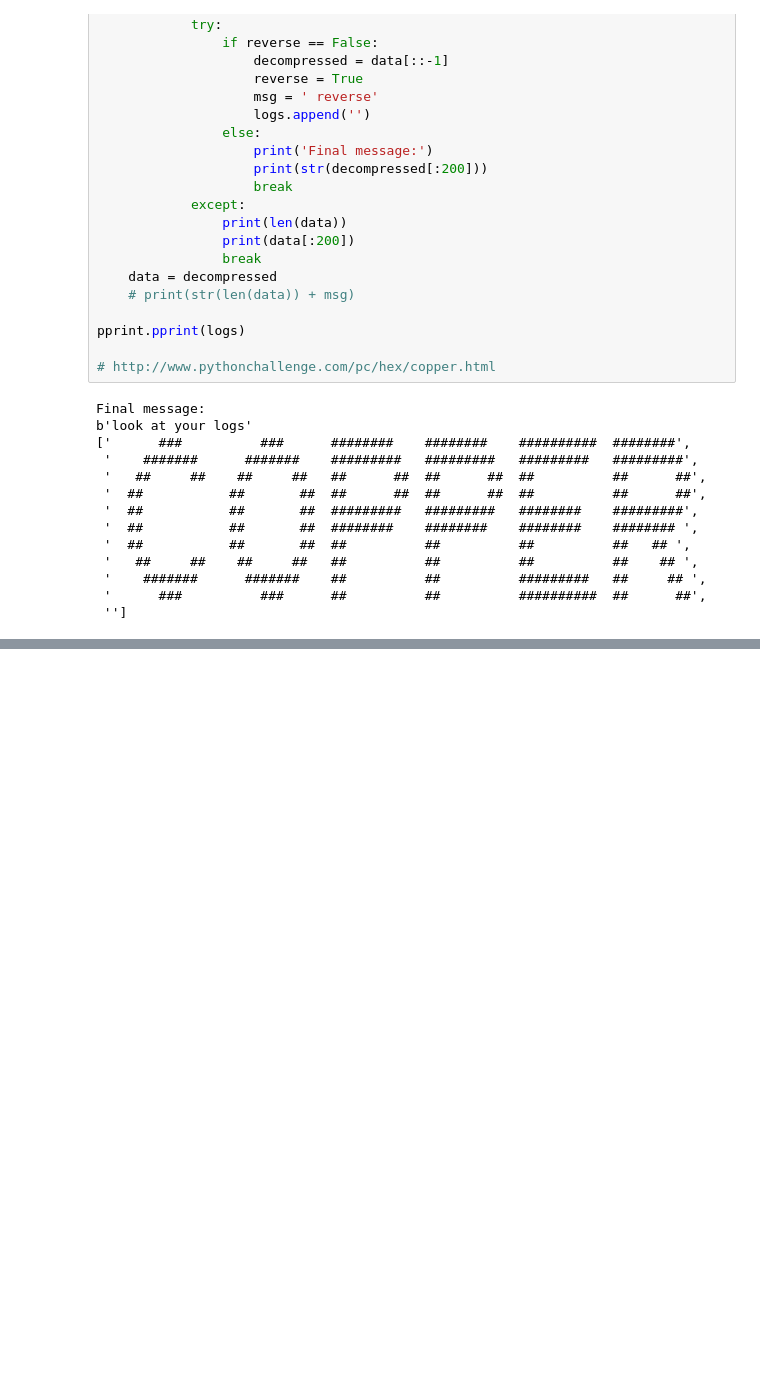
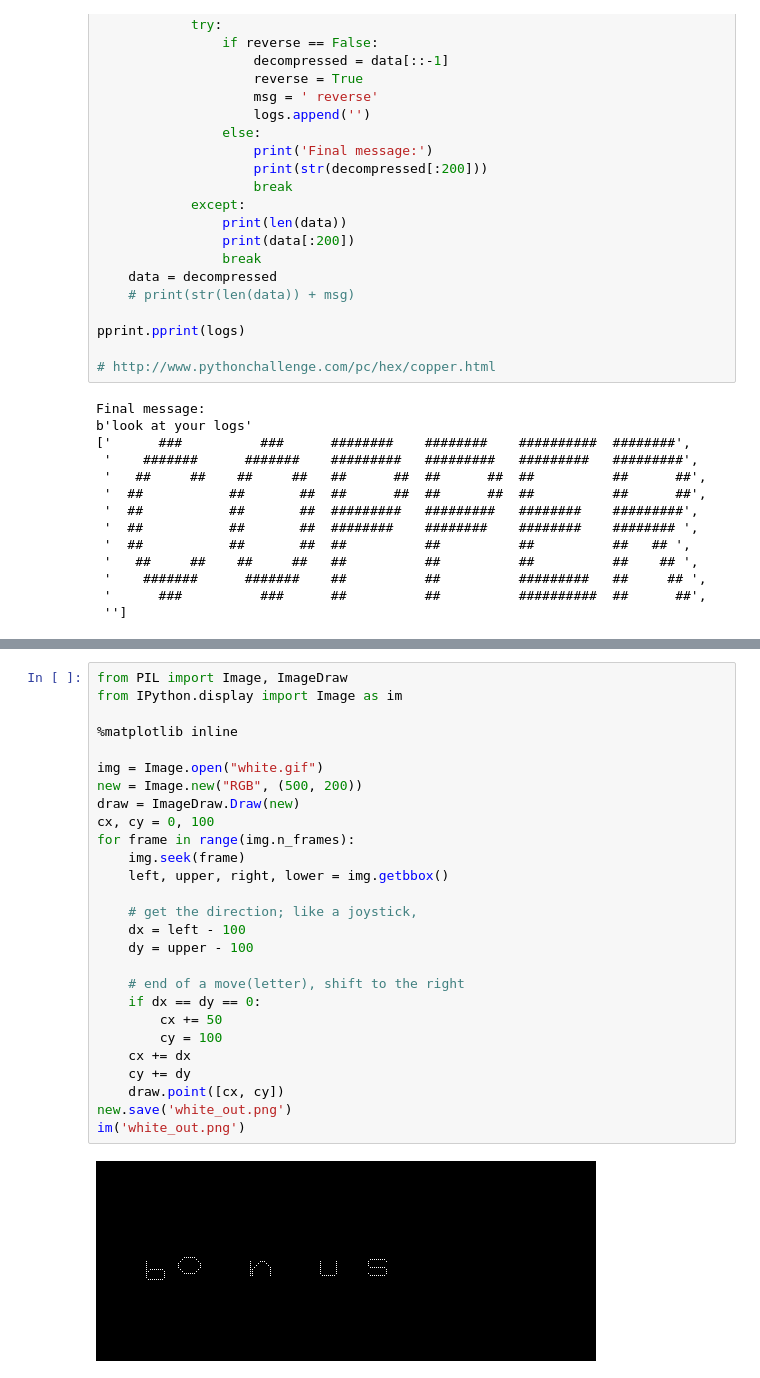
Before and after one commit to KReinders/PythonChallenge, a Jupyter notebook: Zen of Python.ipynb, the cells around one changed output, grey strips where cells are left out. Saved outputs shown, nothing was run; the diff lists cells and outputs as text; blank space fills up the shorter version.

```diff
--- a/Zen of Python.ipynb
+++ b/Zen of Python.ipynb
@@ -571,0 +585,29 @@ for i in range(4):
+# %%
+from PIL import Image, ImageDraw
+from IPython.display import Image as im
+
+%matplotlib inline
+
+img = Image.open("white.gif")
+new = Image.new("RGB", (500, 200))
+draw = ImageDraw.Draw(new)
+cx, cy = 0, 100
+for frame in range(img.n_frames):
+    img.seek(frame)
+    left, upper, right, lower = img.getbbox()
+
+    # get the direction; like a joystick,
+    dx = left - 100
+    dy = upper - 100
+
+    # end of a move(letter), shift to the right
+    if dx == dy == 0:
+        cx += 50
+        cy = 100
+    cx += dx
+    cy += dy
+    draw.point([cx, cy])
+new.save('white_out.png')
+im('white_out.png')
+# %% [output]
+[figure, added]
```
Also changed, not shown: parts of 3 cells of this notebook, 13 other files.
